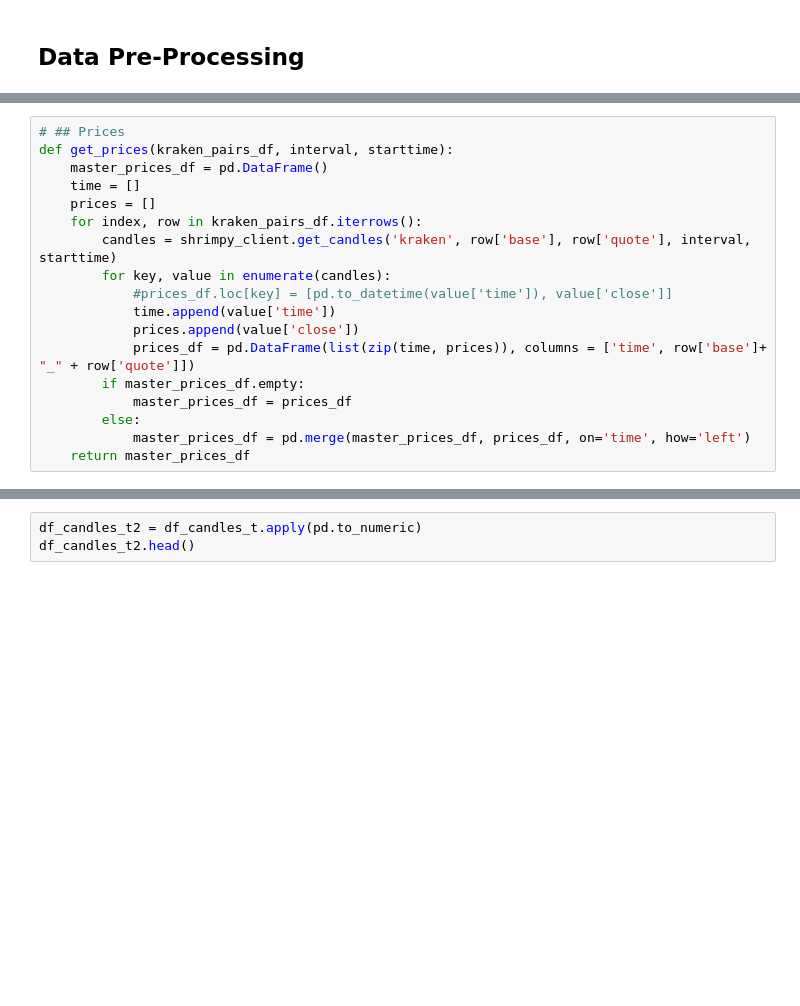
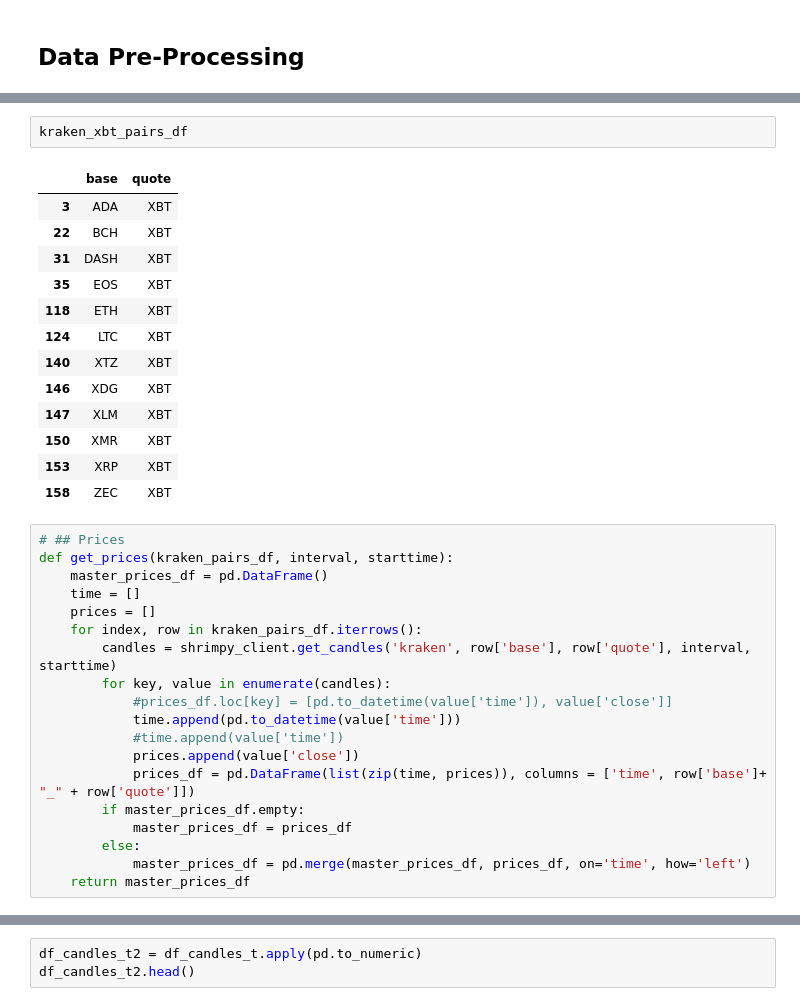
Before and after one commit to gdepalma93/nu_fintech_project_2, a Jupyter notebook: factor_research.ipynb, the cells around one changed output, grey strips where cells are left out. Drawn from its saved outputs; the diff is of its cells as text; blank space fills up the shorter version.

```diff
--- a/factor_research.ipynb
+++ b/factor_research.ipynb
@@ -123,3 +147,19 @@ kraken_pairs_df_2 = kraken_pairs_df.head(10)
+# %%
+kraken_xbt_pairs_df
+# %% [output]
+|  | base | quote |
+| 3 | ADA | XBT |
+| 22 | BCH | XBT |
+| 31 | DASH | XBT |
+| 35 | EOS | XBT |
+| 118 | ETH | XBT |
+| 124 | LTC | XBT |
+| 140 | XTZ | XBT |
+| 146 | XDG | XBT |
+| 147 | XLM | XBT |
+| 150 | XMR | XBT |
+| 153 | XRP | XBT |
+| 158 | ZEC | XBT |
 # %%
 # ## Prices
 def get_prices(kraken_pairs_df, interval, starttime):
@@ -130,7 +170,8 @@ def get_prices(kraken_pairs_df, interval, starttime):
         candles = shrimpy_client.get_candles('kraken', row['base'], row['quote'], interval, starttime)
         for key, value in enumerate(candles):
             #prices_df.loc[key] = [pd.to_datetime(value['time']), value['close']]
-            time.append(value['time'])
+            time.append(pd.to_datetime(value['time']))
+            #time.append(value['time'])
             prices.append(value['close'])
             prices_df = pd.DataFrame(list(zip(time, prices)), columns = ['time', row['base']+ "_" + row['quote']])
         if master_prices_df.empty:
```
Also changed, not shown: parts of 13 cells of this notebook.
